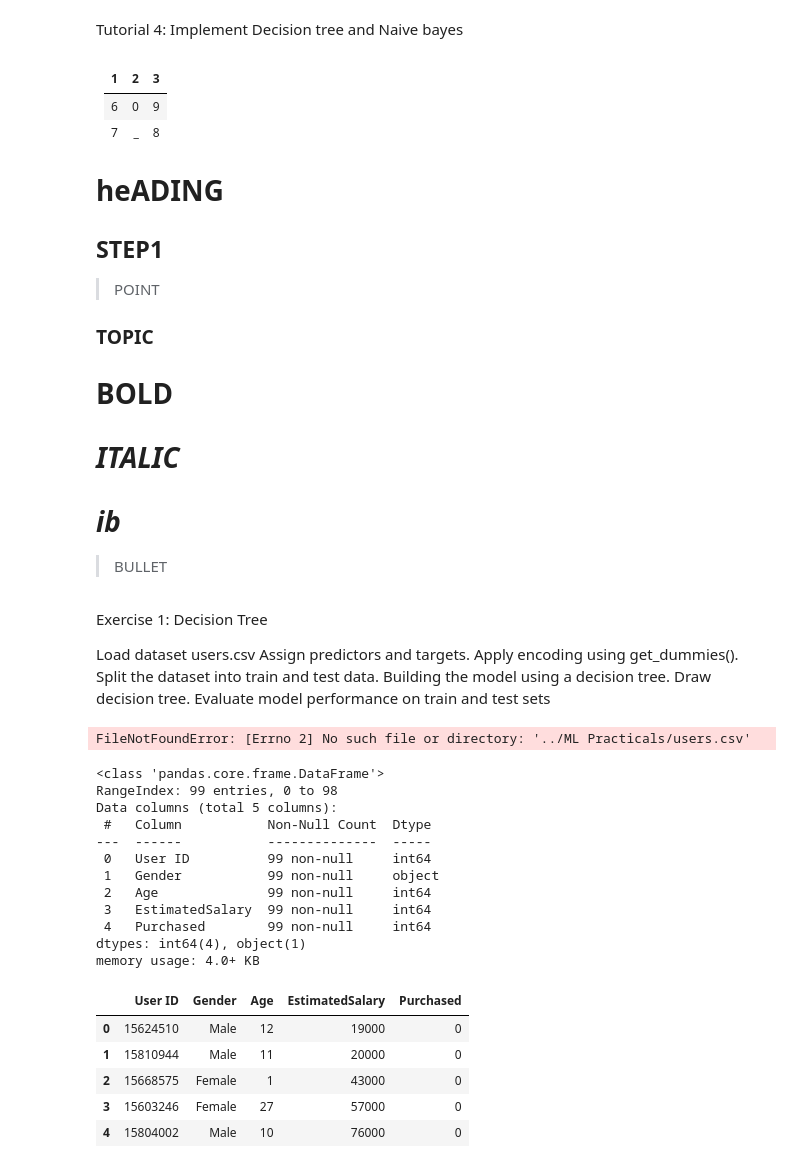
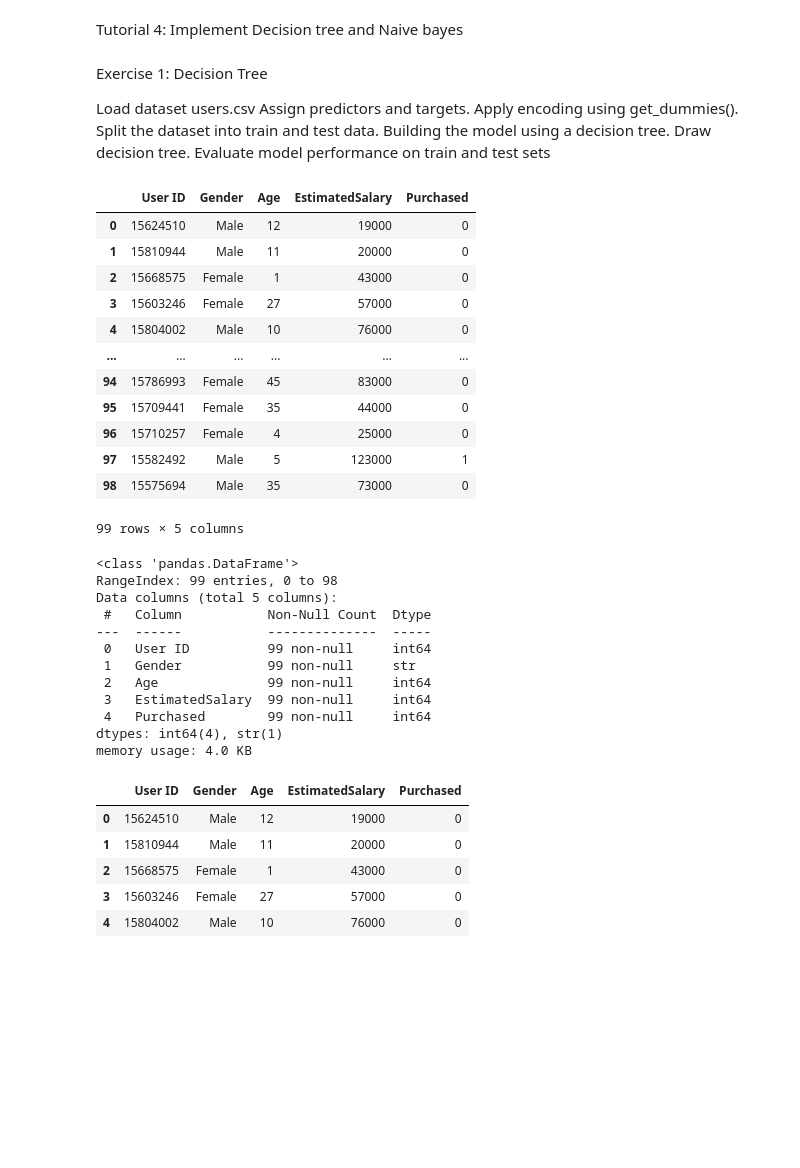
Before and after one commit to raghu24k/ML-Practical, a Jupyter notebook: Submission4.ipynb, the cells around one changed output. Saved outputs shown, nothing was run; the diff lists cells and outputs as text; code cells hidden in the pictures; blank space fills up the shorter version.

```diff
--- a/Submission4.ipynb
+++ b/Submission4.ipynb
@@ -1,23 +1,5 @@
 # %% [markdown]
 Tutorial 4: Implement Decision tree and Naive bayes
-# %% [markdown]
-|1|2|3|
-|-|-|-|
-|6|0|9|
-|7|_|8|
-
-# heADING
-
-
-## STEP1
->POINT
-### TOPIC
-
-# **BOLD**
-# *ITALIC*
-# ***ib***
-
->BULLET
 # %% [markdown]
 Exercise 1: Decision Tree
 
@@ -34,25 +16,37 @@ import matplotlib.pyplot as plt
 import pandas as pd
 %matplotlib inline
 # %%
-df = pd.read_csv('../ML Practicals/users.csv')
+df = pd.read_csv('./dataset/users.csv')
 df
 # %% [output]
+|  | User ID | Gender | Age | EstimatedSalary | Purchased |
+| 0 | 15624510 | Male | 12 | 19000 | 0 |
+| 1 | 15810944 | Male | 11 | 20000 | 0 |
+| 2 | 15668575 | Female | 1 | 43000 | 0 |
+| 3 | 15603246 | Female | 27 | 57000 | 0 |
+| 4 | 15804002 | Male | 10 | 76000 | 0 |
+| ... | ... | ... | ... | ... | ... |
+| 94 | 15786993 | Female | 45 | 83000 | 0 |
+| 95 | 15709441 | Female | 35 | 44000 | 0 |
+| 96 | 15710257 | Female | 4 | 25000 | 0 |
+| 97 | 15582492 | Male | 5 | 123000 | 1 |
+| 98 | 15575694 | Male | 35 | 73000 | 0 |
-FileNotFoundError: [Errno 2] No such file or directory: '../ML Practicals/users.csv'
+99 rows × 5 columns
 # %%
 df.info()
 # %% [output]
-<class 'pandas.core.frame.DataFrame'>
+<class 'pandas.DataFrame'>
 RangeIndex: 99 entries, 0 to 98
 Data columns (total 5 columns):
  #   Column           Non-Null Count  Dtype
 ---  ------           --------------  -----
  0   User ID          99 non-null     int64
- 1   Gender           99 non-null     object
+ 1   Gender           99 non-null     str
  2   Age              99 non-null     int64
  3   EstimatedSalary  99 non-null     int64
  4   Purchased        99 non-null     int64
-dtypes: int64(4), object(1)
-memory usage: 4.0+ KB
+dtypes: int64(4), str(1)
+memory usage: 4.0 KB
 # %%
 df.head()
 # %% [output]
```
Also changed, not shown: parts of 34 cells of this notebook, 1 other file.
